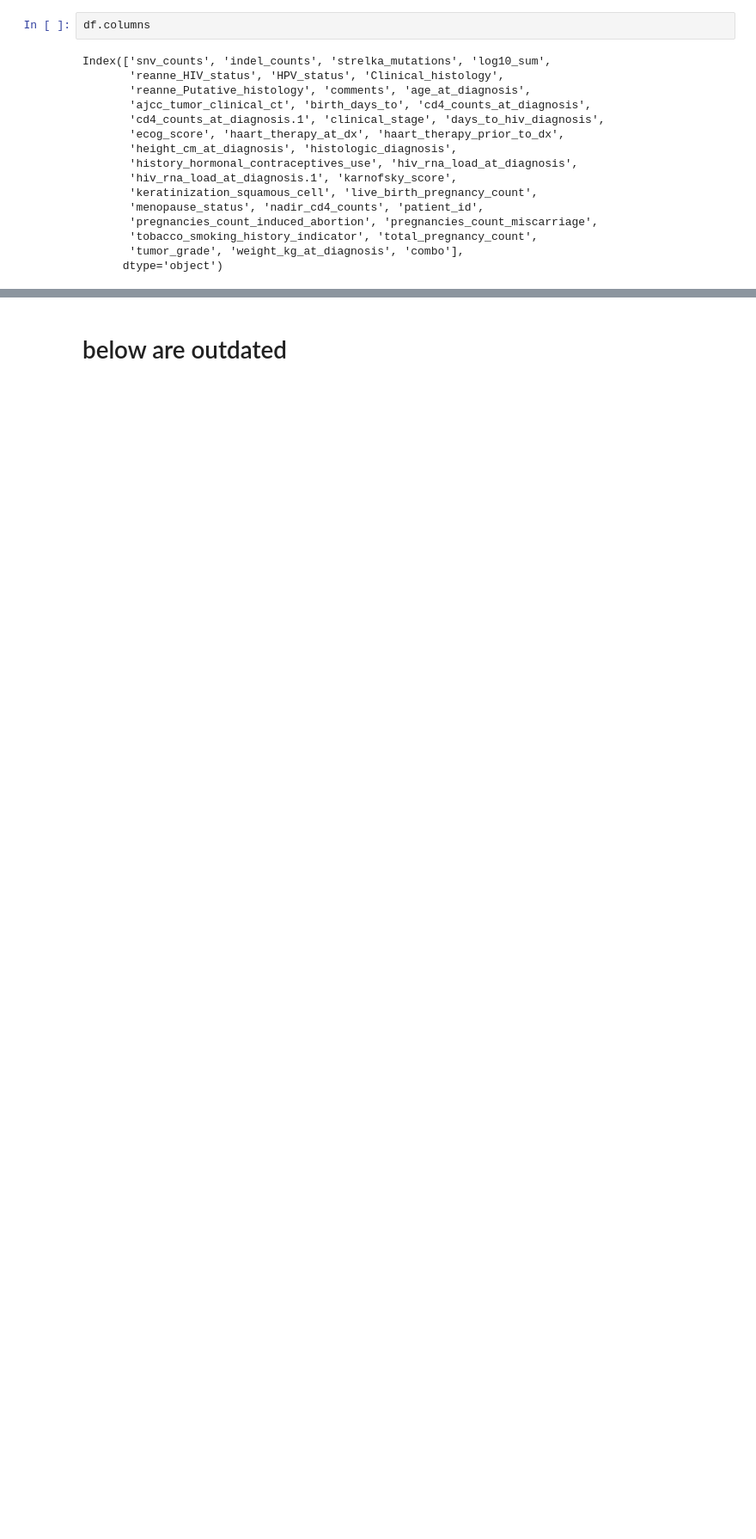
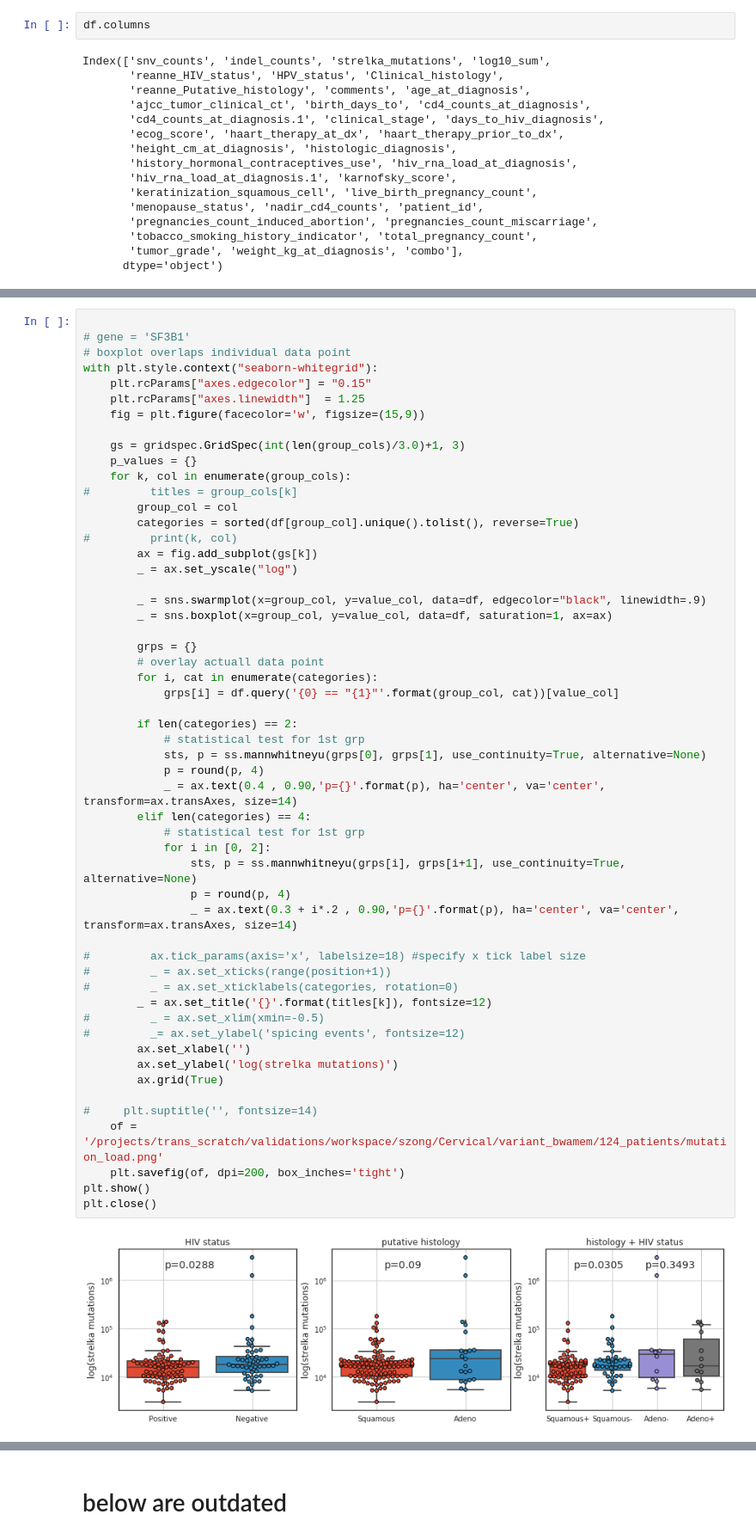
Before and after one commit to stuartzong/notebook, a Jupyter notebook: mutation_load.ipynb, the cells around one changed output, grey strips where cells are left out. Shown: that part at 86% size. Drawn from its saved outputs; the diff is of its cells as text; blank space fills up the shorter version.

```diff
--- a/mutation_load.ipynb
+++ b/mutation_load.ipynb
@@ -223,0 +242,56 @@ Index(['snv_counts', 'indel_counts', 'strelka_mutations', 'log10_sum',
+# %%
+
+# gene = 'SF3B1'
+# boxplot overlaps individual data point
+with plt.style.context("seaborn-whitegrid"):
+    plt.rcParams["axes.edgecolor"] = "0.15"
+    plt.rcParams["axes.linewidth"]  = 1.25
+    fig = plt.figure(facecolor='w', figsize=(15,9))
+
+    gs = gridspec.GridSpec(int(len(group_cols)/3.0)+1, 3)
+    p_values = {}
+    for k, col in enumerate(group_cols):
+#         titles = group_cols[k]
+        group_col = col
+        categories = sorted(df[group_col].unique().tolist(), reverse=True)
+#         print(k, col)
+        ax = fig.add_subplot(gs[k])
+        _ = ax.set_yscale("log")
+
+        _ = sns.swarmplot(x=group_col, y=value_col, data=df, edgecolor="black", linewidth=.9)
+        _ = sns.boxplot(x=group_col, y=value_col, data=df, saturation=1, ax=ax)
+
+        grps = {}
+        # overlay actuall data point
+        for i, cat in enumerate(categories):
+            grps[i] = df.query('{0} == "{1}"'.format(group_col, cat))[value_col]
+
+        if len(categories) == 2:
+            # statistical test for 1st grp
+            sts, p = ss.mannwhitneyu(grps[0], grps[1], use_continuity=True, alternative=None)
+            p = round(p, 4)
+            _ = ax.text(0.4 , 0.90,'p={}'.format(p), ha='center', va='center', transform=ax.transAxes, size=14)
+        elif len(categories) == 4:
+            # statistical test for 1st grp
+            for i in [0, 2]:
+                sts, p = ss.mannwhitneyu(grps[i], grps[i+1], use_continuity=True, alternative=None)
+                p = round(p, 4)
+                _ = ax.text(0.3 + i*.2 , 0.90,'p={}'.format(p), ha='center', va='center', transform=ax.transAxes, size=14)
+
+#         ax.tick_params(axis='x', labelsize=18) #specify x tick label size
+#         _ = ax.set_xticks(range(position+1))
+#         _ = ax.set_xticklabels(categories, rotation=0)
+        _ = ax.set_title('{}'.format(titles[k]), fontsize=12)
+#         _ = ax.set_xlim(xmin=-0.5)
+#         _= ax.set_ylabel('spicing events', fontsize=12)
+        ax.set_xlabel('')
+        ax.set_ylabel('log(strelka mutations)')
+        ax.grid(True)
+
+#     plt.suptitle('', fontsize=14)
+    of = '/projects/trans_scratch/validations/workspace/szong/Cervical/variant_bwamem/124_patients/mutation_load.png'
+    plt.savefig(of, dpi=200, box_inches='tight')
+plt.show()
+plt.close()
+# %% [output]
+[figure, added]
```
Also changed, not shown: parts of 10 cells of this notebook, 9 other files.
